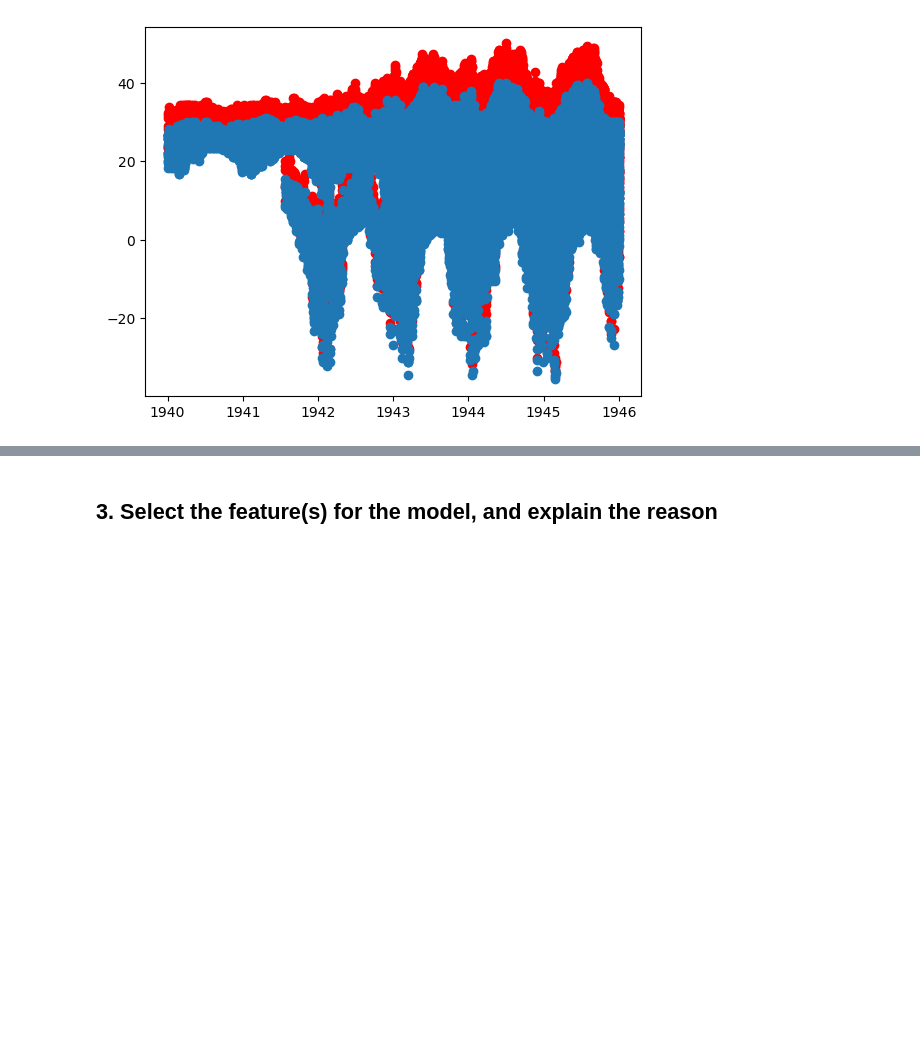
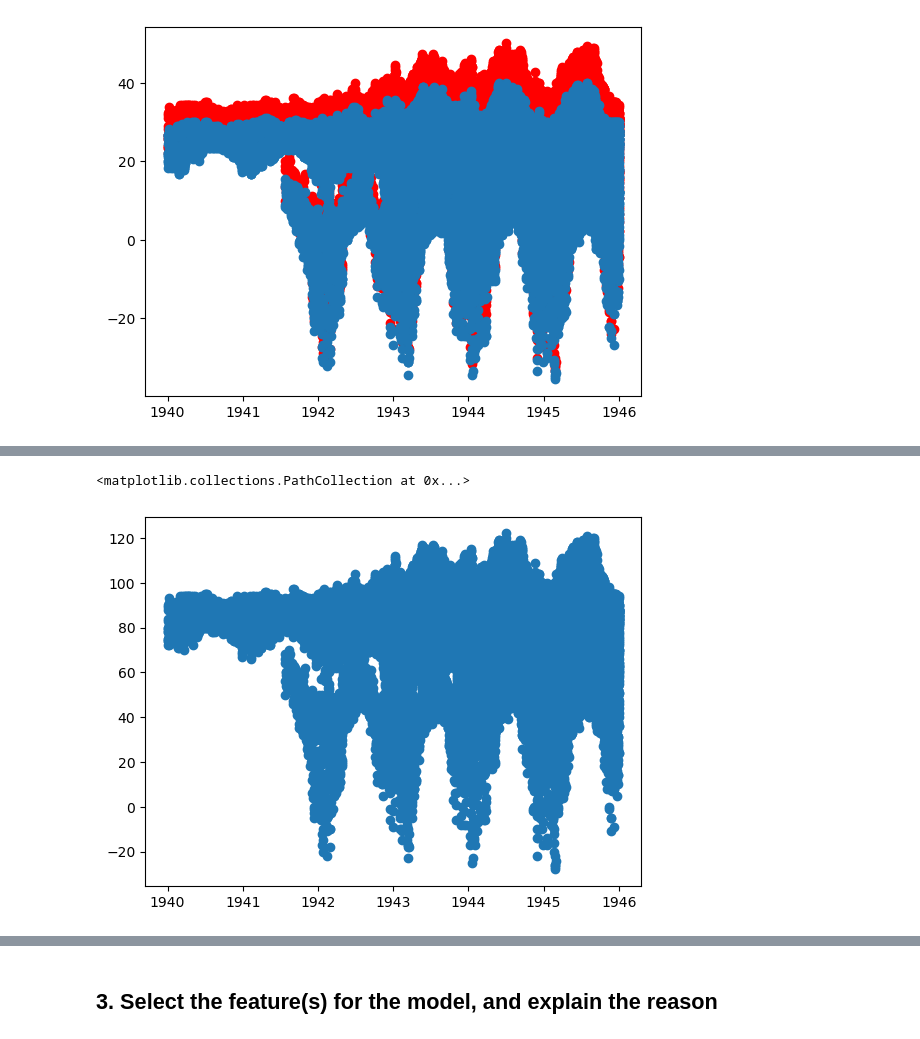
Before and after one commit to Kaiser271/2025-Phase-2, a Jupyter notebook: data-science/2. Machine Learning Project/part2_submission.ipynb, the cells around one changed output, grey strips where cells are left out. Cells and saved outputs as stored; diff of their text form; code cells hidden in the pictures; blank space fills up the shorter version.

```diff
--- a/data-science/2. Machine Learning Project/part2_submission.ipynb
+++ b/data-science/2. Machine Learning Project/part2_submission.ipynb
@@ -148,0 +218,5 @@ plt.scatter(df["Date"], df["MeanTemp"])
+# %%
+plt.scatter(df["Date"], df["MAX"])
+# %% [output]
+<matplotlib.collections.PathCollection at 0x...>
+[figure, added]
```
Also changed, not shown: parts of 20 cells of this notebook.
